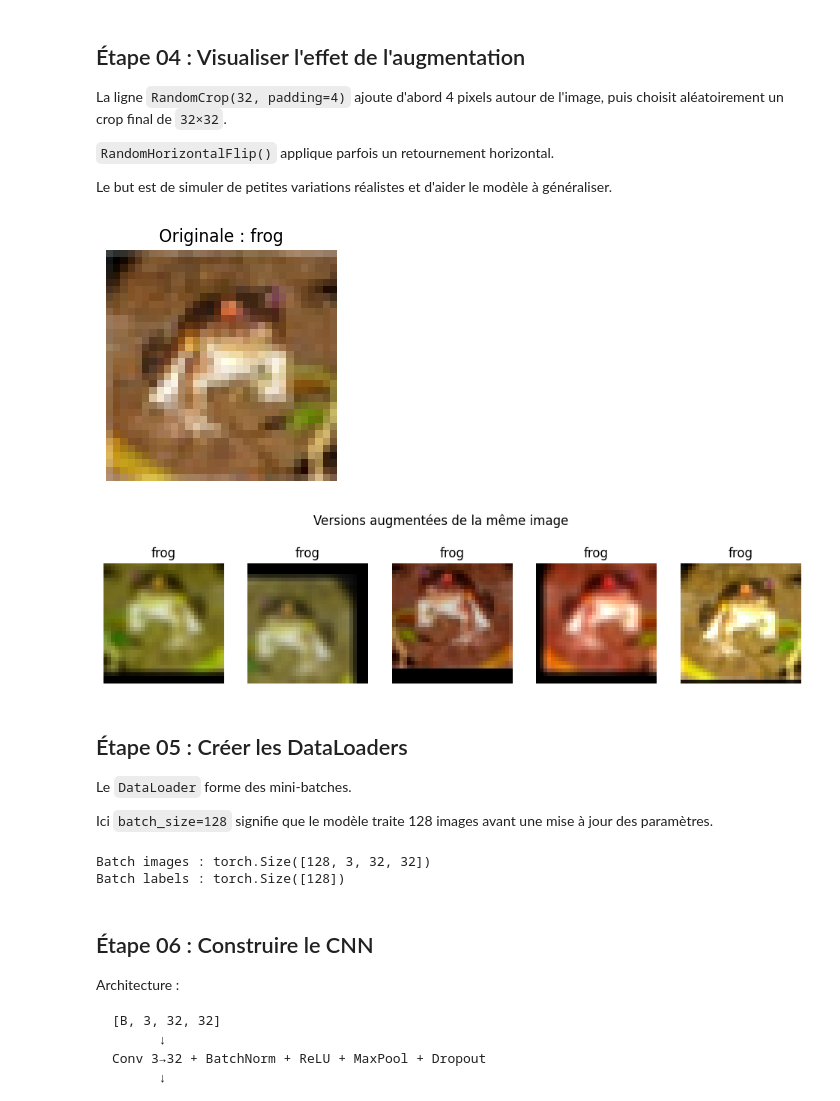
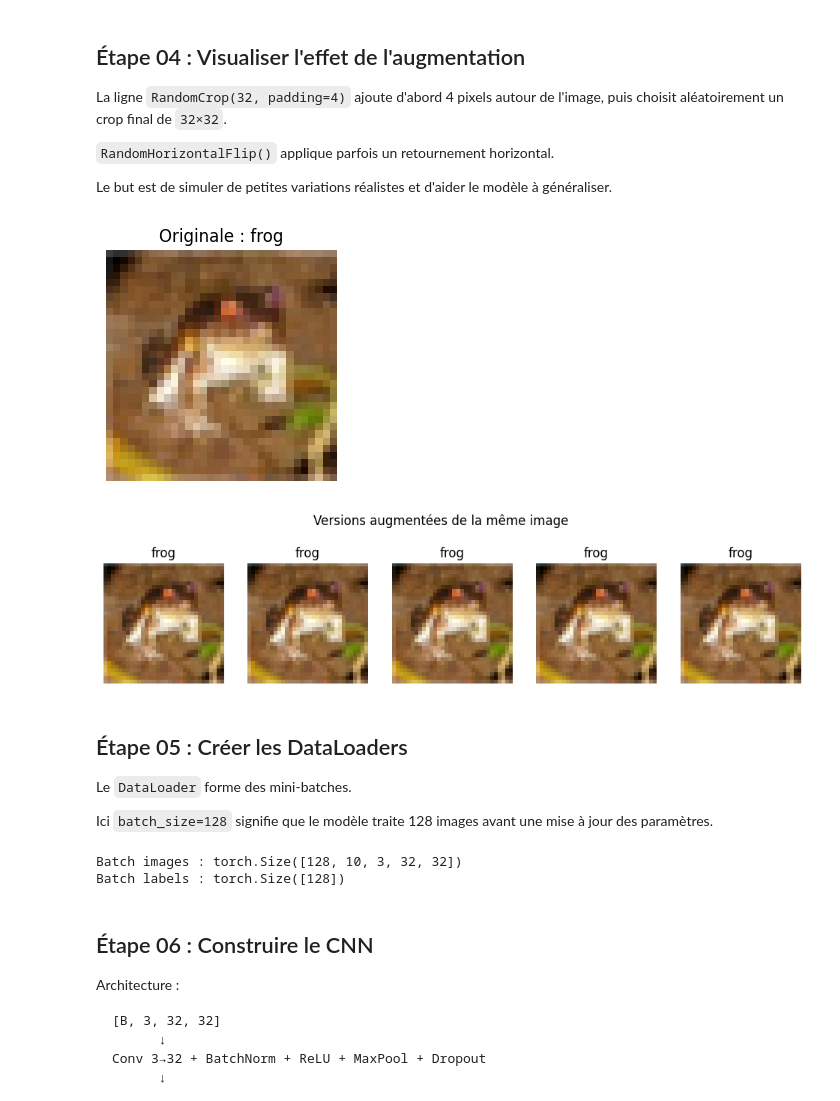
Before and after one commit to OUARAS-khelil-Rafik/Construire-CNN-simple-avec-PyTorch-avec-agmentation, a Jupyter notebook: CNN_PyTorch_Augmentation_CIFAR10_v2.ipynb, the cells around one changed output. Drawn from its saved outputs; the diff is of its cells as text; code cells hidden in the pictures.

```diff
--- a/CNN_PyTorch_Augmentation_CIFAR10_v2.ipynb
+++ b/CNN_PyTorch_Augmentation_CIFAR10_v2.ipynb
@@ -114,12 +114,9 @@ Mean calculé automatiquement : tensor([0.4914, 0.4822, 0.4465])
 Std calculé automatiquement  : tensor([0.2470, 0.2435, 0.2616])
 # %%
 train_transform = transforms.Compose([
-    transforms.RandomCrop(32, padding=4),
-    transforms.RandomHorizontalFlip(),
-    transforms.GaussianBlur(kernel_size=3, sigma=(0.1, 2.0)),
-    transforms.ColorJitter(brightness=0.2, contrast=0.2, saturation=0.2, hue=0.1),
-    transforms.ToTensor(),
-    transforms.Normalize(mean, std),
+    transforms.TenCrop(32),
+    transforms.Lambda(lambda crops: torch.stack([transforms.ToTensor()(crop) for crop in crops])),
+    transforms.Lambda(lambda crops: torch.stack([transforms.Normalize(mean, std)(crop) for crop in crops])),
 ])
 
 eval_transform = transforms.Compose([
@@ -173,31 +170,31 @@ Le but est de simuler de petites variations réalistes et d'aider le modèle à
 # %%
 def unnormalize(img):
     mean_t = mean.to(device=img.device, dtype=img.dtype).view(3, 1, 1)
     std_t = std.to(device=img.device, dtype=img.dtype).view(3, 1, 1)
     return (img * std_t + mean_t).clamp(0, 1)
 
 raw_base = datasets.CIFAR10(
     root='./data', train=True, download=False, transform=transforms.ToTensor()
 )
 raw_img, label = raw_base[0]
 
 plt.figure(figsize=(3, 3))
 plt.imshow(raw_img.permute(1, 2, 0))
 plt.title(f'Originale : {classes[label]}')
 plt.axis('off')
 plt.show()
 
 fig, axes = plt.subplots(1, 5, figsize=(12, 3))
 for ax in axes:
     img, lab = full_train_aug[0]  # nouvelle augmentation à chaque accès
-    ax.imshow(unnormalize(img).permute(1, 2, 0))
+    ax.imshow(unnormalize(img[0]).permute(1, 2, 0))
     ax.set_title(classes[lab])
     ax.axis('off')
 plt.suptitle('Versions augmentées de la même image')
 plt.show()
 # %% [output]
 [figure]
-[figure, old version]
+[figure, new version]
 # %% [markdown]
 ## Étape 05 : Créer les DataLoaders
 
@@ -215,7 +212,7 @@ images, labels = next(iter(train_loader))
 print('Batch images :', images.shape)
 print('Batch labels :', labels.shape)
 # %% [output]
-Batch images : torch.Size([128, 3, 32, 32])
+Batch images : torch.Size([128, 10, 3, 32, 32])
 Batch labels : torch.Size([128])
 # %% [markdown]
 ## Étape 06 : Construire le CNN
```
Also changed, not shown: parts of 5 cells of this notebook, 1 other file.
